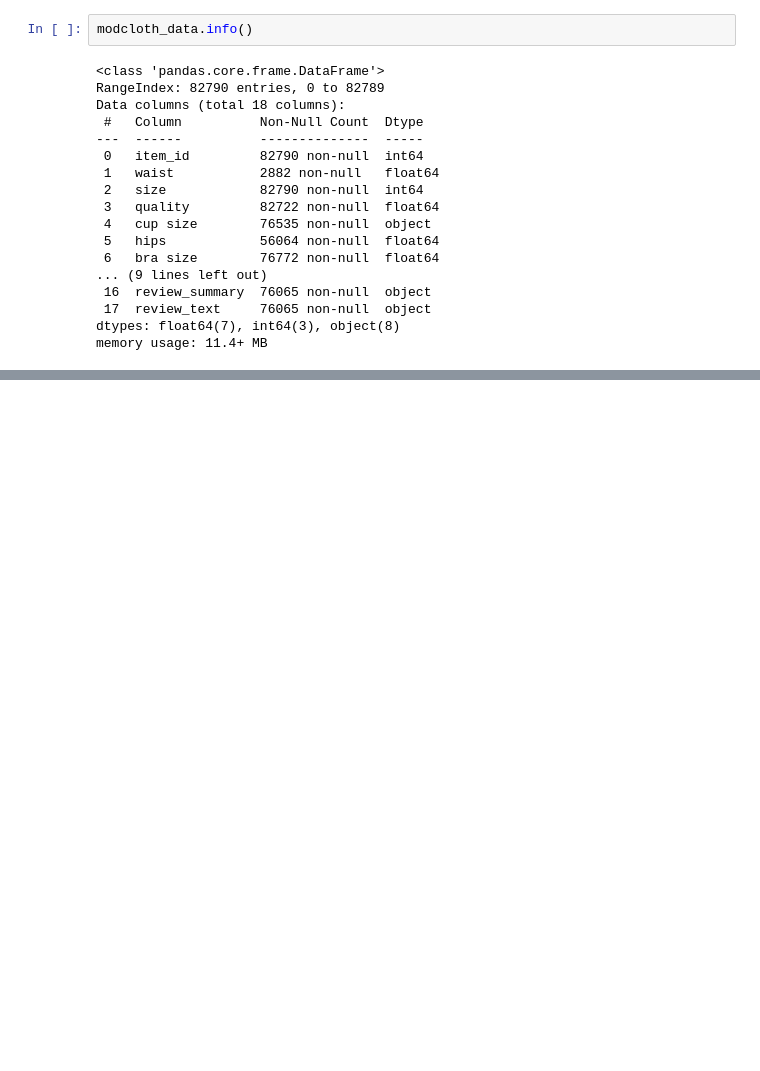
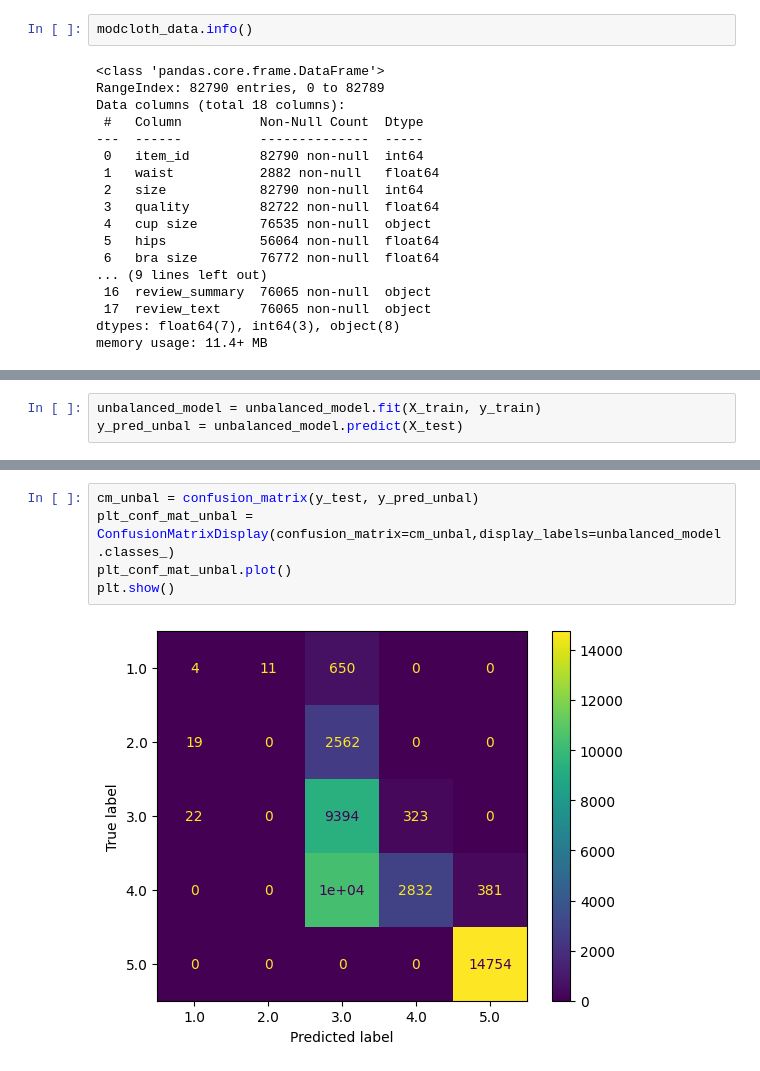
Before and after one commit to sascott9655/ADS-504-Machine-Learning, a Jupyter notebook: HW_3_ADS_504.ipynb, the cells around one changed output, grey strips where cells are left out. Saved outputs shown, nothing was run; the diff lists cells and outputs as text; blank space fills up the shorter version.

```diff
--- a/HW_3_ADS_504.ipynb
+++ b/HW_3_ADS_504.ipynb
@@ -199,0 +299,3 @@ memory usage: 11.4+ MB
+# %%
+unbalanced_model = unbalanced_model.fit(X_train, y_train)
+y_pred_unbal = unbalanced_model.predict(X_test)
@@ -199,0 +343,7 @@ memory usage: 11.4+ MB
+# %%
+cm_unbal = confusion_matrix(y_test, y_pred_unbal)
+plt_conf_mat_unbal = ConfusionMatrixDisplay(confusion_matrix=cm_unbal,display_labels=unbalanced_model.classes_)
+plt_conf_mat_unbal.plot()
+plt.show()
+# %% [output]
+[figure, added]
```
Also changed, not shown: parts of 30 cells of this notebook.
